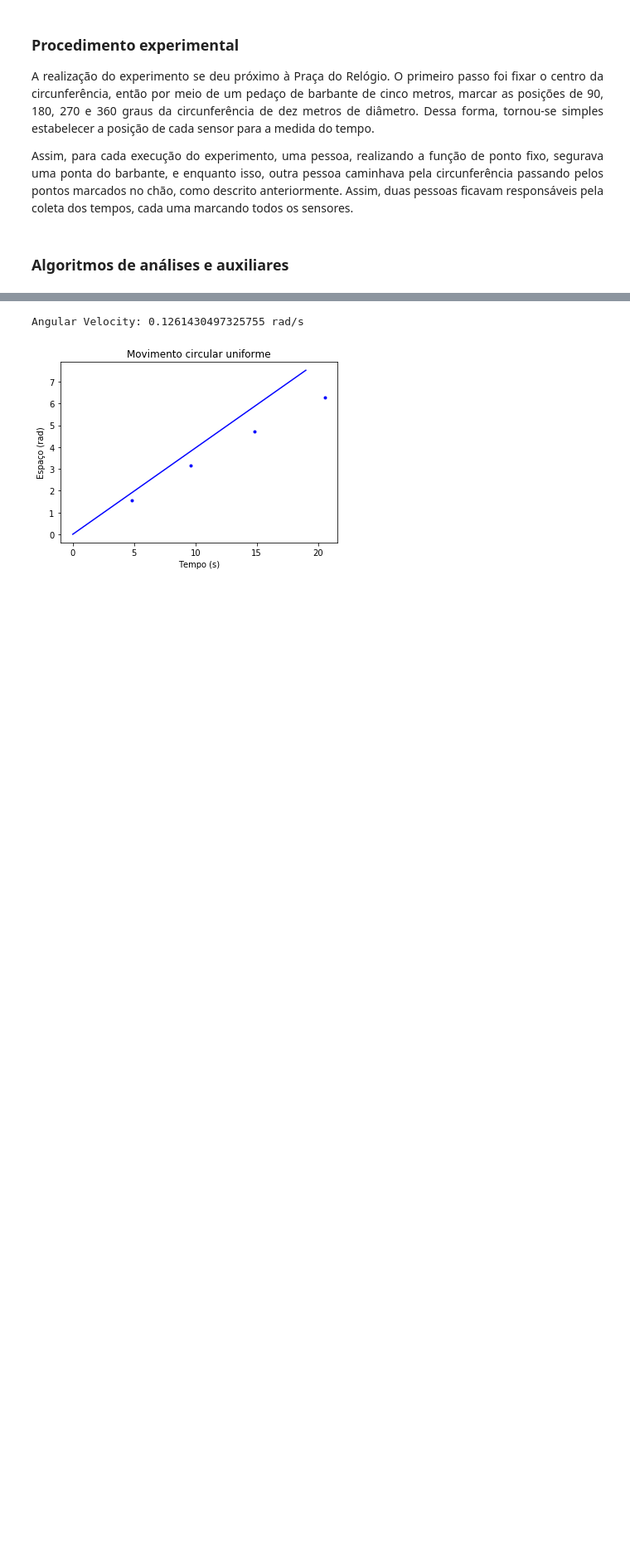
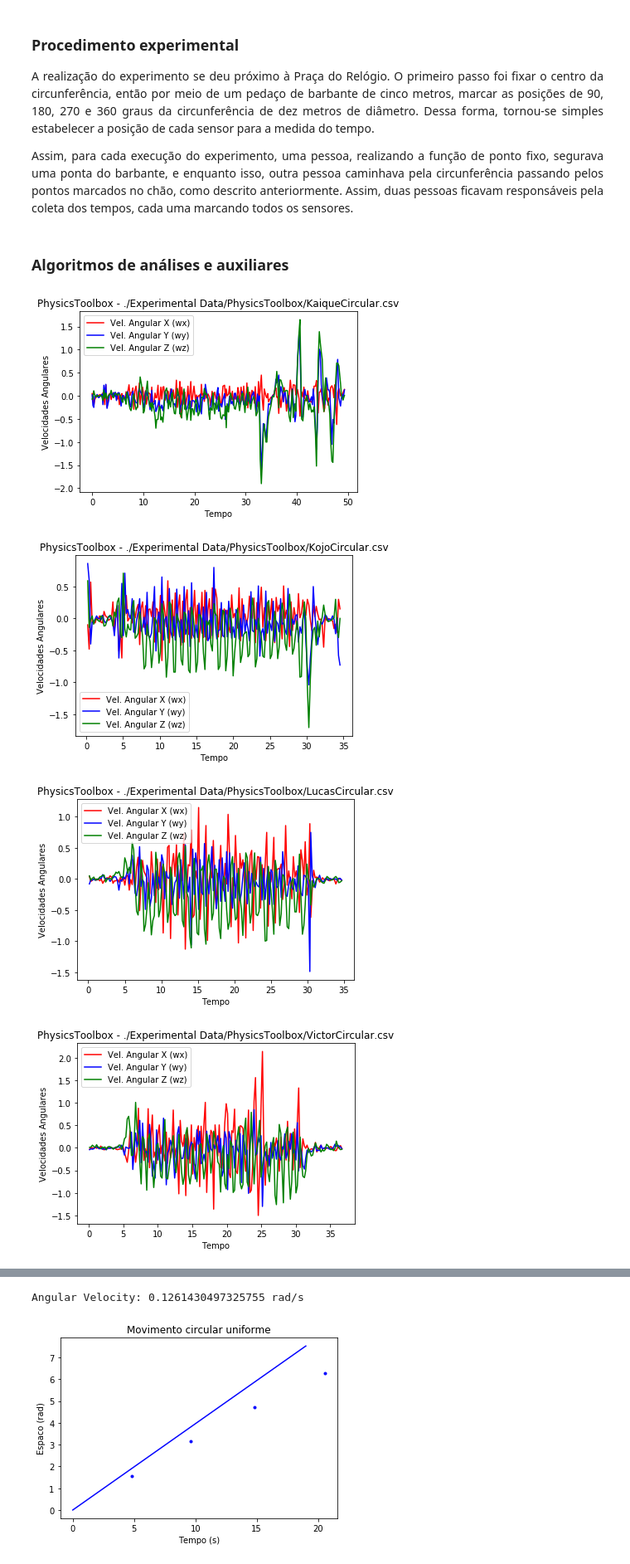
Before and after one commit to victorhmp/mac209, a Jupyter notebook: EP02/EP02-Relatorio.ipynb, the cells around one changed output, grey strips where cells are left out. Shown at 83% size. Cells and saved outputs as stored; diff of their text form; code cells hidden in the pictures; blank space fills up the shorter version.

```diff
--- a/EP02/EP02-Relatorio.ipynb
+++ b/EP02/EP02-Relatorio.ipynb
@@ -164,0 +280,75 @@ Com as equações de velocidade e posição instantânea e sabendo a aceleraçã
+# %%
+mcu_files = [
+    './Experimental Data/PhysicsToolbox/KaiqueCircular.csv',
+    './Experimental Data/PhysicsToolbox/KojoCircular.csv',
+    './Experimental Data/PhysicsToolbox/LucasCircular.csv',
+    './Experimental Data/PhysicsToolbox/VictorCircular.csv',
+    './Experimental Data/PhysicsToolbox/YurickCircular.csv',
+]
+
+# guarda todos os wx, wy e wz de cada experimento
+wx = []
+wy = []
+wz = []
+time = []
+
+# média x, y, z, time
+avg = [[], [], [], []]
+
+# substitui vírgulas por pontos para cada dado do PhysicsToolbox e transforma em float
+def format_to_float(arr):
+    return [float(s.replace(',', '.')) for s in arr]
+
+def plot_physics_toolbox(file_list):
+    for i in range(len(file_list)):
+        data = pd.read_csv(mcu_files[i], delimiter=';')
+        time.append(format_to_float(data['time'].tolist()))
+        wx.append(format_to_float(data['wx'].tolist()))
+        wy.append(format_to_float(data['wy'].tolist()))
+        wz.append(format_to_float(data['wz'].tolist()))
+
+        plt.plot(time[i], wx[i], color='red')
+        plt.plot(time[i], wy[i], color='blue')
+        plt.plot(time[i], wz[i], color='green')
+        plt.title("PhysicsToolbox - %s" % (mcu_files[i]))
+        plt.legend(["Vel. Angular X (wx)", "Vel. Angular Y (wy)", "Vel. Angular Z (wz)"])
+        plt.xlabel("Tempo")
+        plt.ylabel("Velocidades Angulares")
+        plt.show()
+
+# retorna o menor tamanho de todos os vetores de aceleração
+def min_length():
+    lengths = []
+    for i in range(len(mcu_files)):
+        lengths.append(len(wx[i]))
+
+    return min(lengths)
+
+def plot_average():
+    min_l = min_length()
+
+    # percorre as listas de acelerações e faz a média elemento a elemento
+    for i in range(min_l):
+        avg[0].append((wx[0][i]+wx[1][i]+wx[2][i]+wx[3][i]+wx[4][i])/5)
+        avg[1].append((wy[0][i]+wy[1][i]+wy[2][i]+wy[3][i]+wy[4][i])/5)
+        avg[2].append((wz[0][i]+wz[1][i]+wz[2][i]+wz[3][i]+wz[4][i])/5)
+        avg[3].append((time[0][i]+time[1][i]+time[2][i]+time[3][i]+time[4][i])/5)
+
+    plt.plot(avg[3], avg[0], color='red')
+    plt.plot(avg[3], avg[1], color='blue')
+    plt.plot(avg[3], avg[2], color='green')
+    plt.title("PhysicsToolbox - Média para MCU")
+    plt.legend(["Vel. Angular X Média(wx)", "Vel. Angular Y Média(wy)", "Vel. Angular Z Média(wz)"])
+    plt.xlabel("Tempo")
+    plt.ylabel("Velocidades Angulares")
+    plt.show()
+
+
+
+plot_physics_toolbox(mcu_files)
+plot_average()
+# %% [output]
+[figure, added]
+[figure, added]
+[figure, added]
+[figure, added]
```
Also changed, not shown: parts of 16 cells of this notebook.
